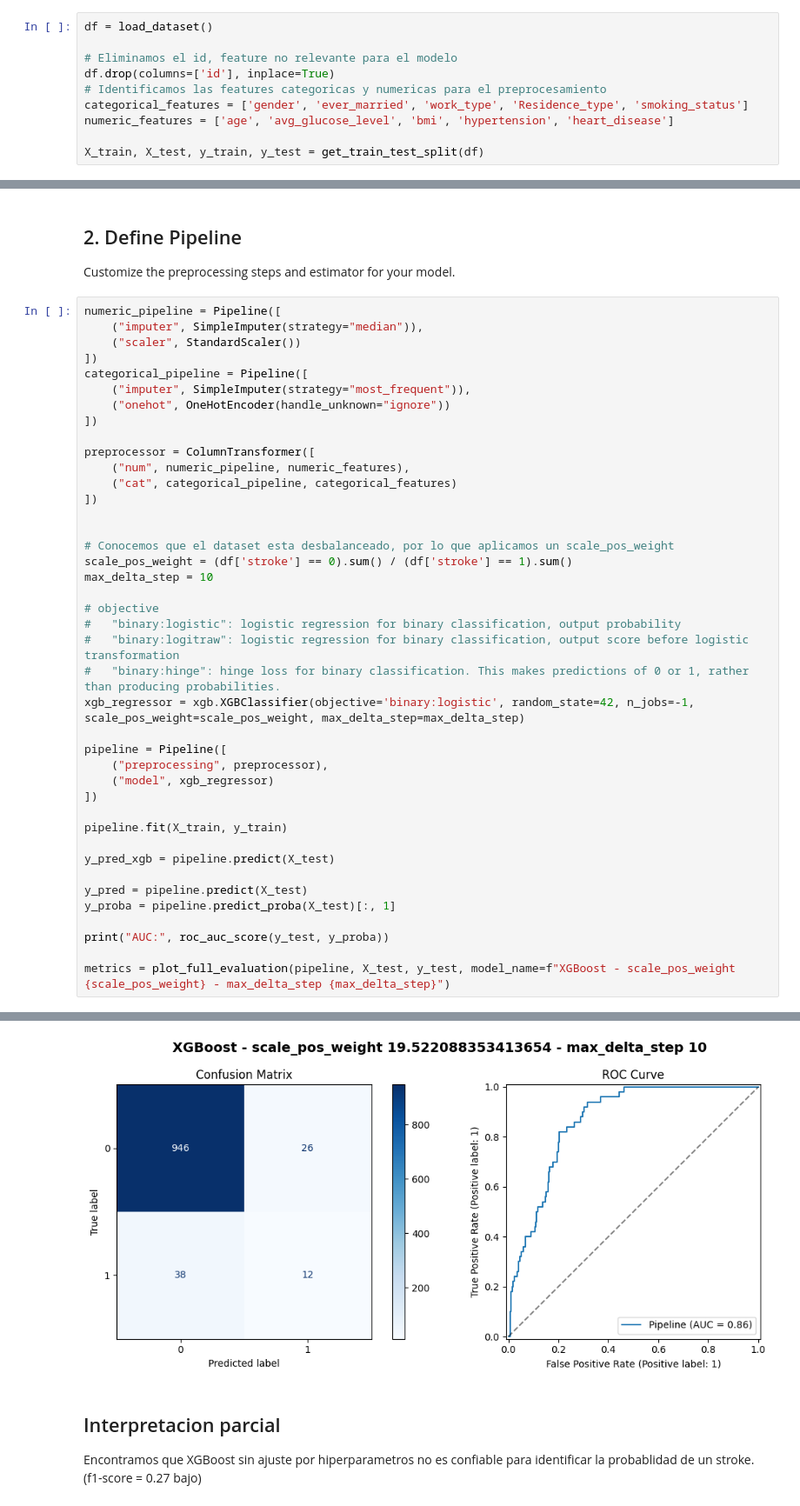
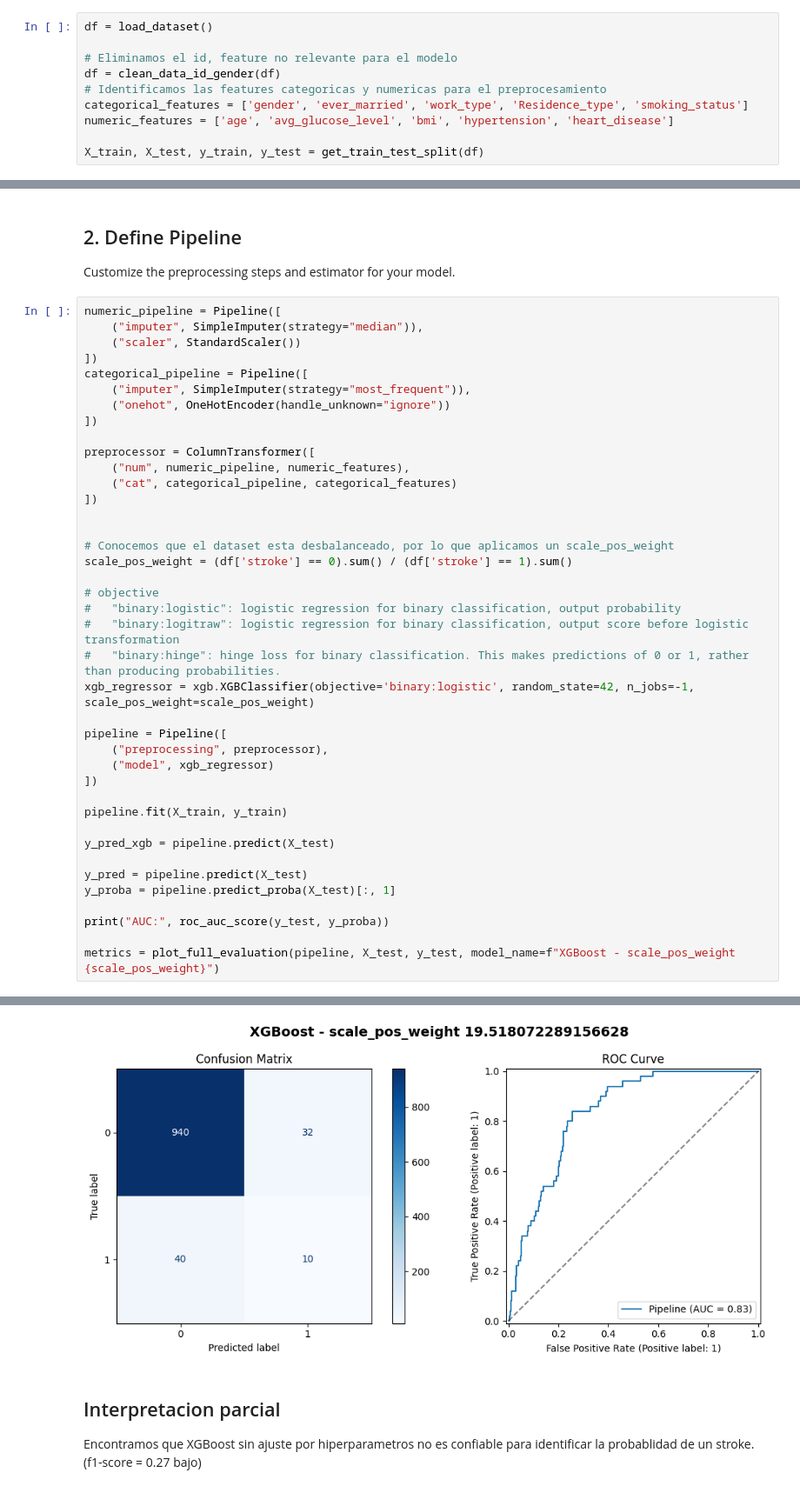
Before and after one commit to martinmw13/AdM_TP, a Jupyter notebook: notebooks/04_model_D.ipynb, the cells around one changed output, grey strips where cells are left out. Shown at 87% size. Cells and saved outputs as stored; diff of their text form.

```diff
--- a/notebooks/04_model_D.ipynb
+++ b/notebooks/04_model_D.ipynb
@@ -27,7 +33,7 @@ import xgboost as xgb
 df = load_dataset()
 
 # Eliminamos el id, feature no relevante para el modelo
-df.drop(columns=['id'], inplace=True)
+df = clean_data_id_gender(df)
 # Identificamos las features categoricas y numericas para el preprocesamiento
 categorical_features = ['gender', 'ever_married', 'work_type', 'Residence_type', 'smoking_status']
 numeric_features = ['age', 'avg_glucose_level', 'bmi', 'hypertension', 'heart_disease']
@@ -58,13 +65,12 @@ preprocessor = ColumnTransformer([
 
 # Conocemos que el dataset esta desbalanceado, por lo que aplicamos un scale_pos_weight
 scale_pos_weight = (df['stroke'] == 0).sum() / (df['stroke'] == 1).sum()
-max_delta_step = 10
 
 # objective
 #   "binary:logistic": logistic regression for binary classification, output probability
 #   "binary:logitraw": logistic regression for binary classification, output score before logistic transformation
 #   "binary:hinge": hinge loss for binary classification. This makes predictions of 0 or 1, rather than producing probabilities.
-xgb_regressor = xgb.XGBClassifier(objective='binary:logistic', random_state=42, n_jobs=-1, scale_pos_weight=scale_pos_weight, max_delta_step=max_delta_step)
+xgb_regressor = xgb.XGBClassifier(objective='binary:logistic', random_state=42, n_jobs=-1, scale_pos_weight=scale_pos_weight)
 
 pipeline = Pipeline([
     ("preprocessing", preprocessor),
@@ -80,5 +86,5 @@ y_proba = pipeline.predict_proba(X_test)[:, 1]
 
 print("AUC:", roc_auc_score(y_test, y_proba))
 
-metrics = plot_full_evaluation(pipeline, X_test, y_test, model_name=f"XGBoost - scale_pos_weight {scale_pos_weight} - max_delta_step {max_delta_step}")
+metrics = plot_full_evaluation(pipeline, X_test, y_test, model_name=f"XGBoost - scale_pos_weight {scale_pos_weight}")
 # %% [output]
@@ -95,4 +101,4 @@ weighted avg       0.93      0.94      0.93      1022
-[figure, old version]
+[figure, new version]
 # %% [markdown]
 ## Interpretacion parcial
 Encontramos que XGBoost sin ajuste por hiperparametros no es confiable para identificar la probablidad de un stroke. (f1-score = 0.27 bajo)
```
Also changed, not shown: parts of 7 cells of this notebook, 5 other files.
